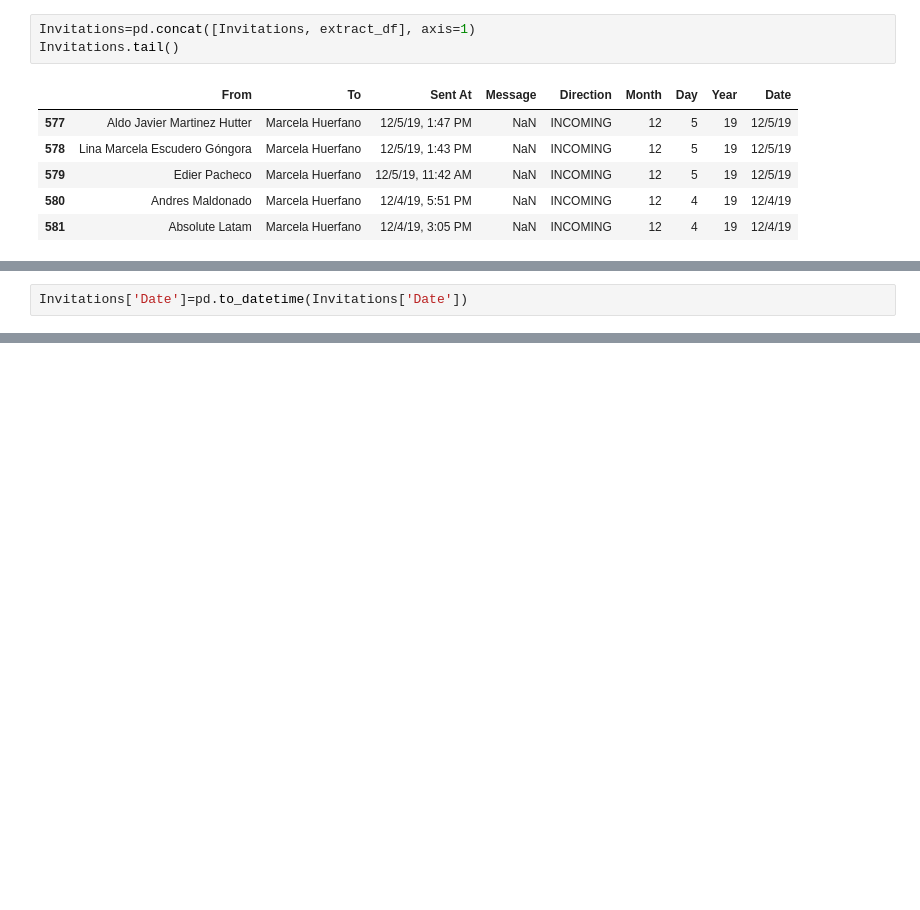
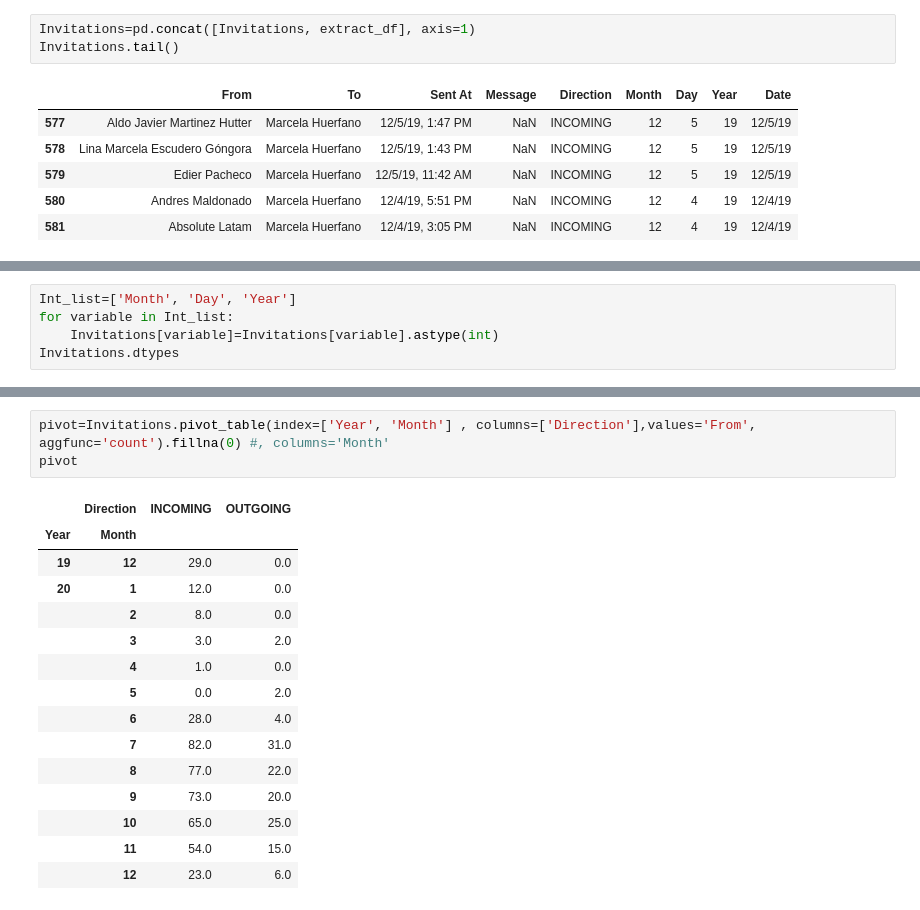
Before and after one commit to anmarphy/My_LinkedIn_2020_Dec, a Jupyter notebook: Basic_Information.ipynb, the cells around one changed output, grey strips where cells are left out. Drawn from its saved outputs; the diff is of its cells as text; blank space fills up the shorter version.

```diff
--- a/Basic_Information.ipynb
+++ b/Basic_Information.ipynb
@@ -68,2 +55,5 @@ dtype: object
-# %%
-Invitations['Date']=pd.to_datetime(Invitations['Date'])
+# %%
+Int_list=['Month', 'Day', 'Year']
+for variable in Int_list:
+    Invitations[variable]=Invitations[variable].astype(int)
+Invitations.dtypes
@@ -69,0 +71,19 @@ Invitations['Date']=pd.to_datetime(Invitations['Date'])
+# %%
+pivot=Invitations.pivot_table(index=['Year', 'Month'] , columns=['Direction'],values='From', aggfunc='count').fillna(0) #, columns='Month'
+pivot
+# %% [output]
+|  | Direction | INCOMING | OUTGOING |
+| Year | Month |  |  |
+| 19 | 12 | 29.0 | 0.0 |
+| 20 | 1 | 12.0 | 0.0 |
+|  | 2 | 8.0 | 0.0 |
+|  | 3 | 3.0 | 2.0 |
+|  | 4 | 1.0 | 0.0 |
+|  | 5 | 0.0 | 2.0 |
+|  | 6 | 28.0 | 4.0 |
+|  | 7 | 82.0 | 31.0 |
+|  | 8 | 77.0 | 22.0 |
+|  | 9 | 73.0 | 20.0 |
+|  | 10 | 65.0 | 25.0 |
+|  | 11 | 54.0 | 15.0 |
+|  | 12 | 23.0 | 6.0 |
```
Also changed, not shown: parts of 3 cells of this notebook.
